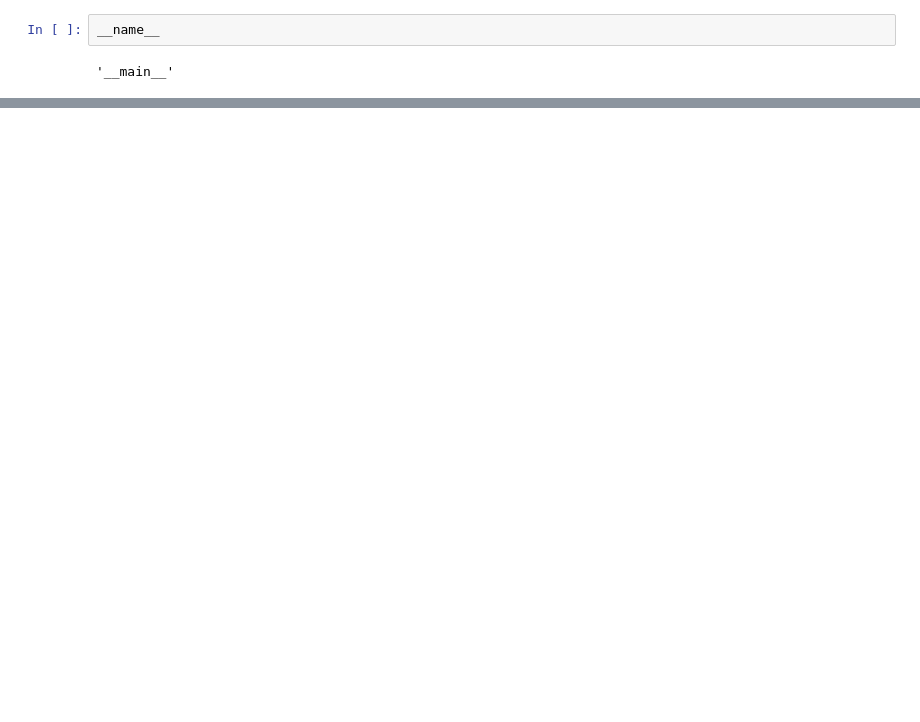
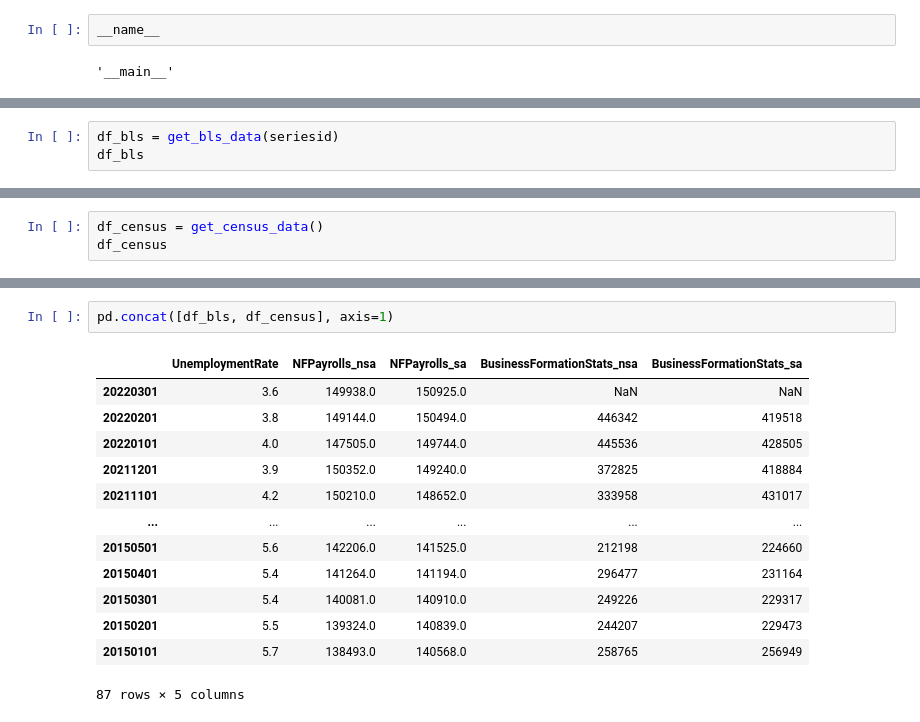
Before and after one commit to jluisjm/Paychex_revenue_forecast, a Jupyter notebook: notebooks/External_data.ipynb, the cells around one changed output, grey strips where cells are left out. Saved outputs shown, nothing was run; the diff lists cells and outputs as text; blank space fills up the shorter version.

Commit message:
census data

```diff
--- a/notebooks/External_data.ipynb
+++ b/notebooks/External_data.ipynb
@@ -43,0 +99,3 @@ __name__
+# %%
+df_bls = get_bls_data(seriesid)
+df_bls
@@ -43,0 +120,3 @@ __name__
+# %%
+df_census = get_census_data()
+df_census
@@ -43,0 +138,16 @@ __name__
+# %%
+pd.concat([df_bls, df_census], axis=1)
+# %% [output]
+|  | UnemploymentRate | NFPayrolls_nsa | NFPayrolls_sa | BusinessFormationStats_nsa | BusinessFormationStats_sa |
+| 20220301 | 3.6 | 149938.0 | 150925.0 | NaN | NaN |
+| 20220201 | 3.8 | 149144.0 | 150494.0 | 446342 | 419518 |
+| 20220101 | 4.0 | 147505.0 | 149744.0 | 445536 | 428505 |
+| 20211201 | 3.9 | 150352.0 | 149240.0 | 372825 | 418884 |
+| 20211101 | 4.2 | 150210.0 | 148652.0 | 333958 | 431017 |
+| ... | ... | ... | ... | ... | ... |
+| 20150501 | 5.6 | 142206.0 | 141525.0 | 212198 | 224660 |
+| 20150401 | 5.4 | 141264.0 | 141194.0 | 296477 | 231164 |
+| 20150301 | 5.4 | 140081.0 | 140910.0 | 249226 | 229317 |
+| 20150201 | 5.5 | 139324.0 | 140839.0 | 244207 | 229473 |
+| 20150101 | 5.7 | 138493.0 | 140568.0 | 258765 | 256949 |
+87 rows × 5 columns
```
Also changed, not shown: parts of 12 cells of this notebook, 1 other file.
